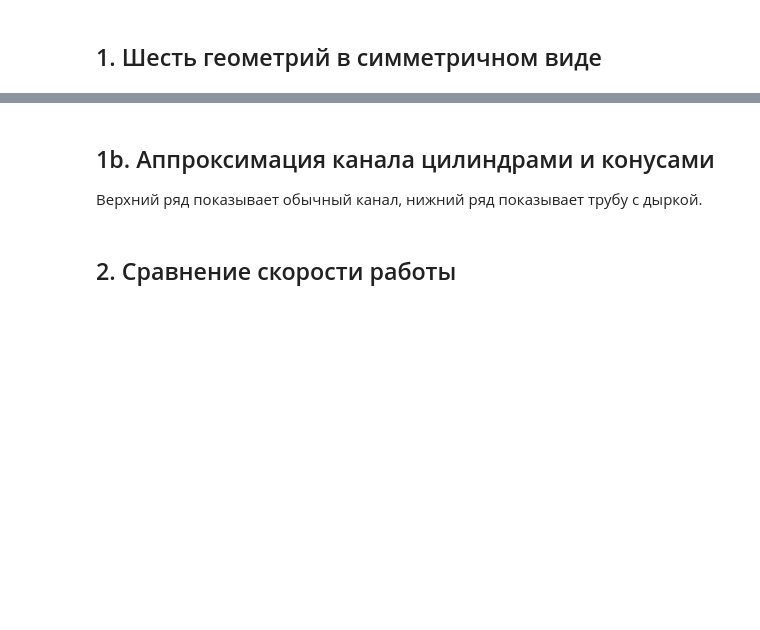
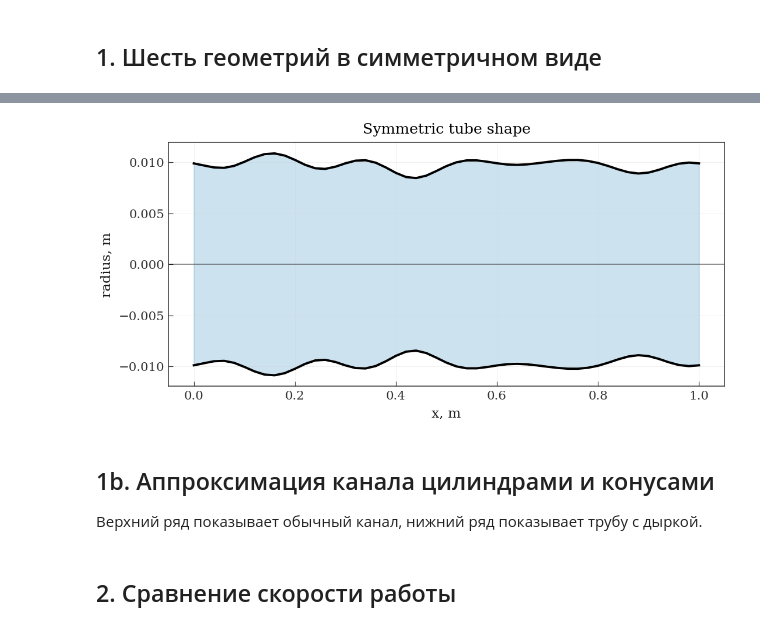
Before and after one commit to Erykalkin/webster, a Jupyter notebook: solver_benchmark_demo.ipynb, the cells around one changed output, grey strips where cells are left out. Drawn from its saved outputs; the diff is of its cells as text; code cells hidden in the pictures; blank space fills up the shorter version.

```diff
--- a/solver_benchmark_demo.ipynb
+++ b/solver_benchmark_demo.ipynb
@@ -428,3 +480,28 @@ KeyboardInterrupt:
+# %%
+import matplotlib.pyplot as plt
+import vt_all_solvers_wrapper as vt
+
+geom = vt.make_random_smooth_geometry(
+    length_m=1.0,
+    dx_m=0.02,
+    area0_m2=3.0e-4,
+    amp=0.25,
+    n_harmonics=6,
+)
+
+fig, ax = plt.subplots(figsize=(8, 4))
+vt.plot_geometry(
+    geom,
+    mode="symmetric",
+    ax=ax,
+    title=None,
+    equal_aspect=False,
+    linewidth=2.0,
+)
+plt.tight_layout()
+plt.show()
+# %% [output]
+[figure, added]
 # %% [markdown]
 ## 1b. Аппроксимация канала цилиндрами и конусами
 
```
Also changed, not shown: parts of 4 cells of this notebook, 27 other files.
